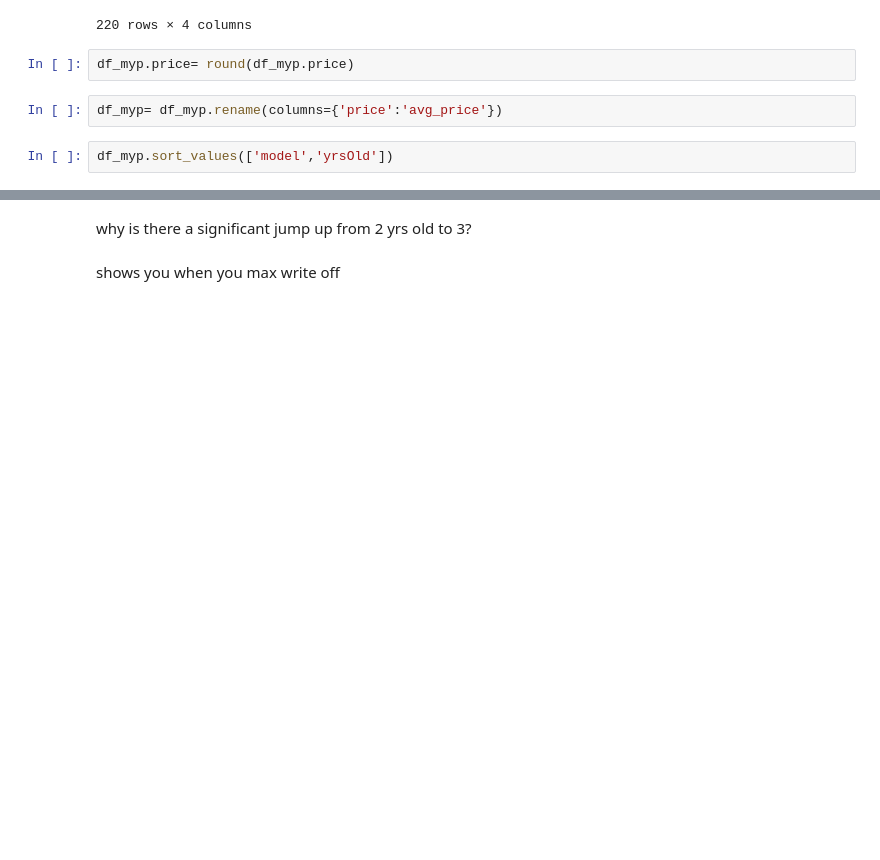
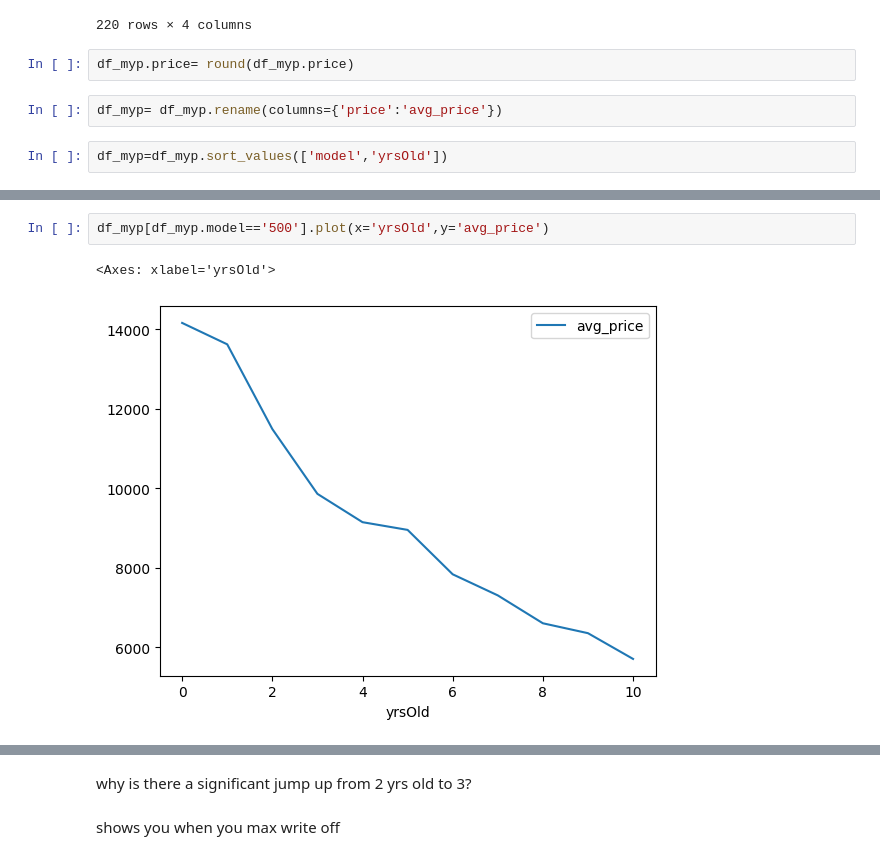
Before and after one commit to xioulin/pythonForMBAs, a Jupyter notebook: Automotive/notebooks/df_value_retention.ipynb, the cells around one changed output, grey strips where cells are left out. Saved outputs shown, nothing was run; the diff lists cells and outputs as text; blank space fills up the shorter version.

```diff
--- a/Automotive/notebooks/df_value_retention.ipynb
+++ b/Automotive/notebooks/df_value_retention.ipynb
@@ -107,4 +107,4 @@ df_myp.price= round(df_myp.price)
 # %%
 df_myp= df_myp.rename(columns={'price':'avg_price'})
 # %%
-df_myp.sort_values(['model','yrsOld'])
+df_myp=df_myp.sort_values(['model','yrsOld'])
@@ -124,0 +143,5 @@ df_myp.sort_values(['model','yrsOld'])
+# %%
+df_myp[df_myp.model=='500'].plot(x='yrsOld',y='avg_price')
+# %% [output]
+<Axes: xlabel='yrsOld'>
+[figure, added]
```
Also changed, not shown: parts of 7 cells of this notebook, 2 other files.
